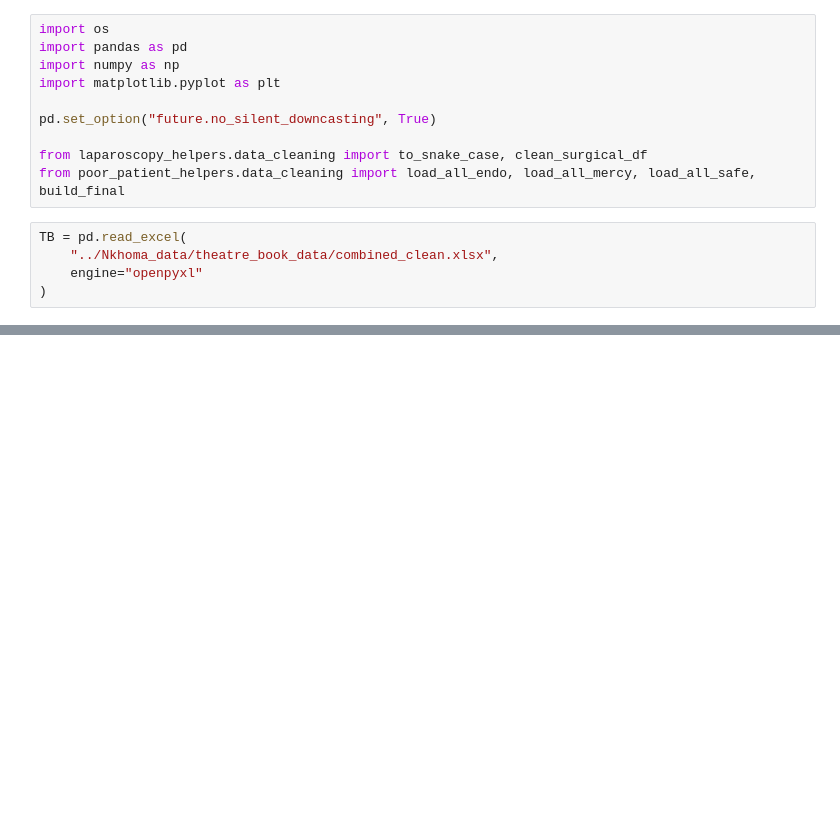
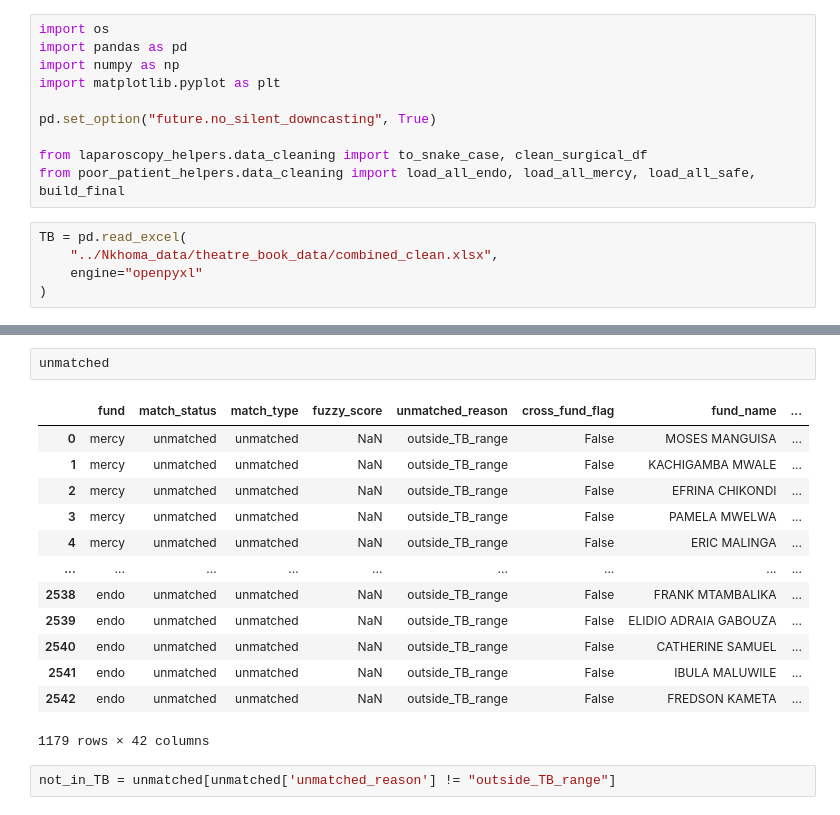
Before and after one commit to mat2m10/nkhoma, a Jupyter notebook: notebooks/03_Poor_Patient_funds.ipynb, the cells around one changed output, grey strips where cells are left out. Drawn from its saved outputs; the diff is of its cells as text; blank space fills up the shorter version.

```diff
--- a/notebooks/03_Poor_Patient_funds.ipynb
+++ b/notebooks/03_Poor_Patient_funds.ipynb
@@ -57 +96,19 @@ Index(['fund', 'match_status', 'match_type', 'fuzzy_score', 'unmatched_reason',
+# %%
+unmatched
+# %% [output]
+|  | fund | match_status | match_type | fuzzy_score | unmatched_reason | cross_fund_flag | fund_name | ... |
+| 0 | mercy | unmatched | unmatched | NaN | outside_TB_range | False | MOSES MANGUISA | ... |
+| 1 | mercy | unmatched | unmatched | NaN | outside_TB_range | False | KACHIGAMBA MWALE | ... |
+| 2 | mercy | unmatched | unmatched | NaN | outside_TB_range | False | EFRINA CHIKONDI | ... |
+| 3 | mercy | unmatched | unmatched | NaN | outside_TB_range | False | PAMELA MWELWA | ... |
+| 4 | mercy | unmatched | unmatched | NaN | outside_TB_range | False | ERIC MALINGA | ... |
+| ... | ... | ... | ... | ... | ... | ... | ... | ... |
+| 2538 | endo | unmatched | unmatched | NaN | outside_TB_range | False | FRANK MTAMBALIKA | ... |
+| 2539 | endo | unmatched | unmatched | NaN | outside_TB_range | False | ELIDIO ADRAIA GABOUZA | ... |
+| 2540 | endo | unmatched | unmatched | NaN | outside_TB_range | False | CATHERINE SAMUEL | ... |
+| 2541 | endo | unmatched | unmatched | NaN | outside_TB_range | False | IBULA MALUWILE | ... |
+| 2542 | endo | unmatched | unmatched | NaN | outside_TB_range | False | FREDSON KAMETA | ... |
+1179 rows × 42 columns
+# %%
+not_in_TB = unmatched[unmatched['unmatched_reason'] != "outside_TB_range"]
 # %%
```
Also changed, not shown: parts of 8 cells of this notebook, 1 other file.
